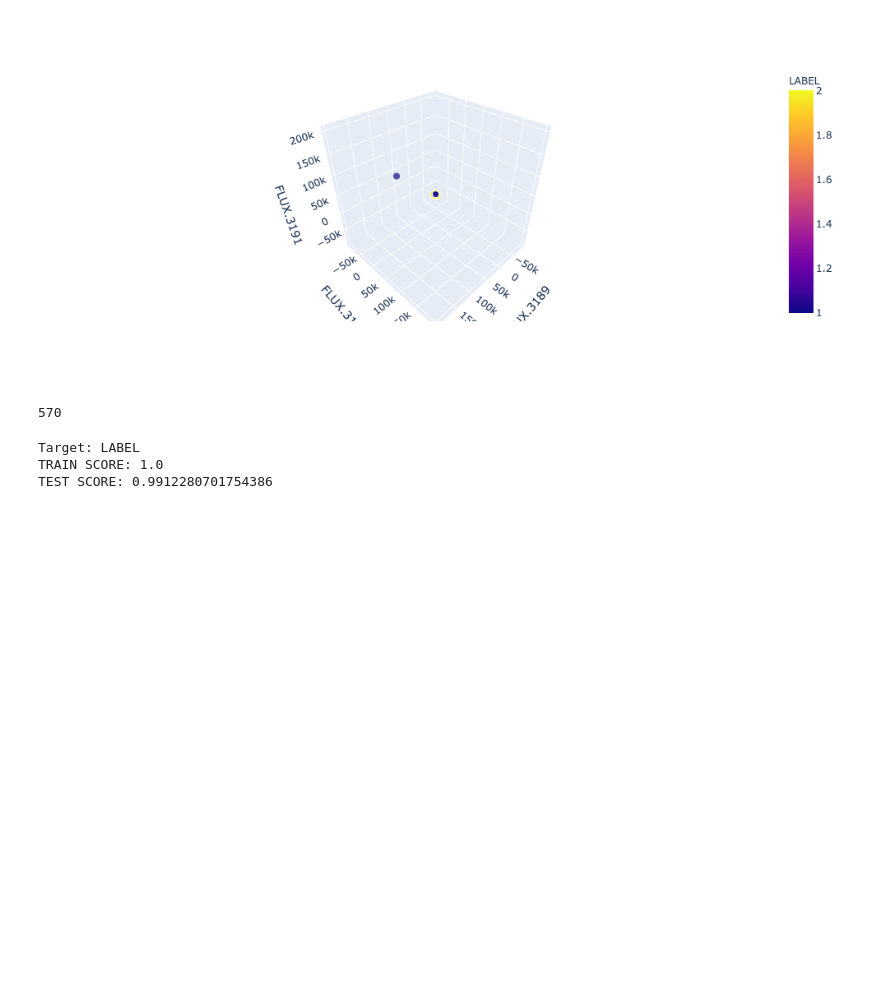
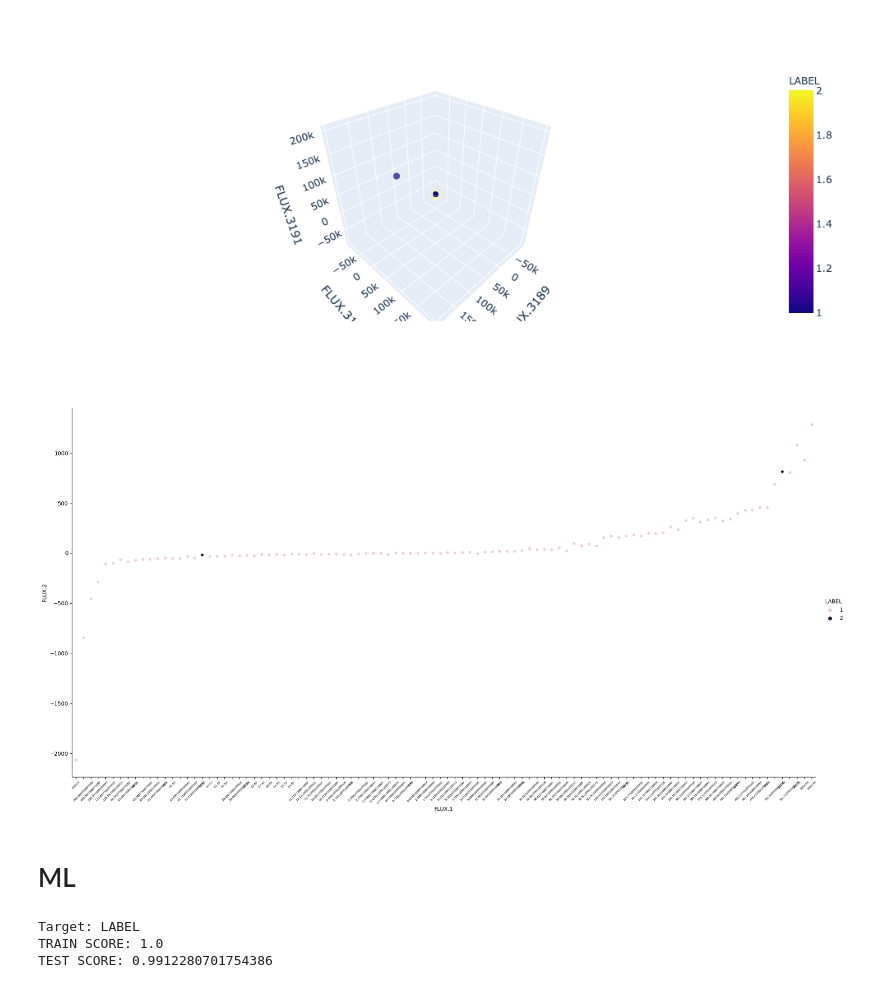
Before and after one commit to DaScient/Planets, a Jupyter notebook: kepler-exoplanet-target-classification-model.ipynb, the cells around one changed output. Saved outputs shown, nothing was run; the diff lists cells and outputs as text; code cells hidden in the pictures; blank space fills up the shorter version.

```diff
--- a/kepler-exoplanet-target-classification-model.ipynb
+++ b/kepler-exoplanet-target-classification-model.ipynb
@@ -69,13 +80,29 @@ fig = px.scatter_3d(exoTest.sample(500), x='FLUX.3189', y='FLUX.3190', z='FLUX.3
 fig.show()
 # %% [output]
 [figure]
+# %%
+import seaborn as sns
+
+plt.rcParams["xtick.labelsize"] = 5
+
+# plot a sample of 100 observations that lasted under 60 minutes
+# need to get a smaller sample of city-set, the x-axis is way too muddled.
+sns.catplot(data=exoTest.sample(100), x="FLUX.1",
+            y="FLUX.2",
+            hue="LABEL",
+            kind="swarm",
+            height=10,
+            aspect=2,
+            size = 5)
+plt.xticks(rotation=45)
+plt.show()
+# %% [output]
+[figure, added]
 # %%
 # Set up Xy Test & Train sets
 X_train, X_test, y_train, y_test = exoTrain.drop(columns='LABEL'), exoTest.drop(columns='LABEL'), exoTrain.LABEL.values, exoTest.LABEL.values
-# %%
-len(y_train)
-# %% [output]
-570
+# %% [markdown]
+# ML
 # %%
 target = 'LABEL'
 
```
Also changed, not shown: parts of 2 cells of this notebook.
